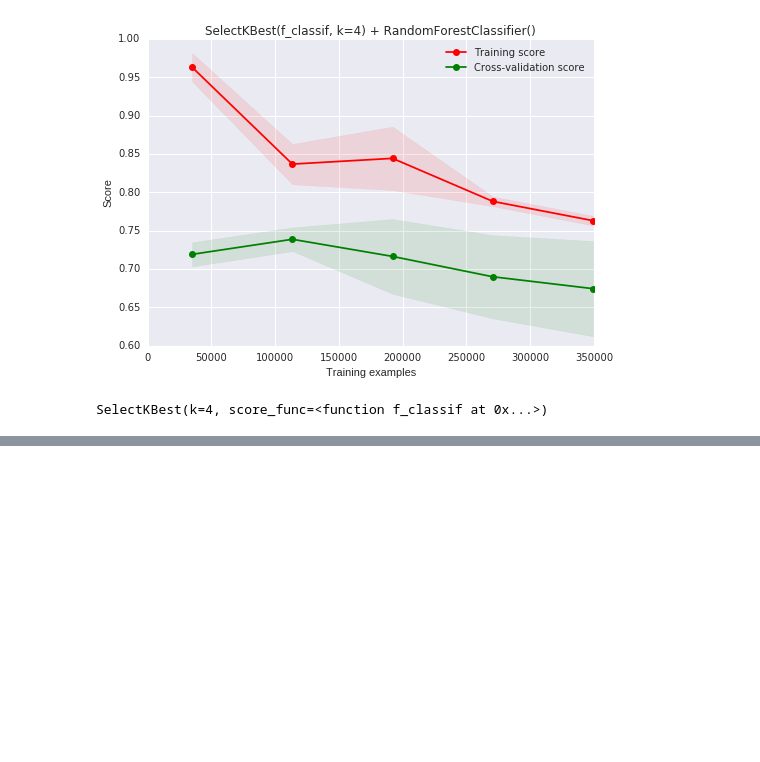
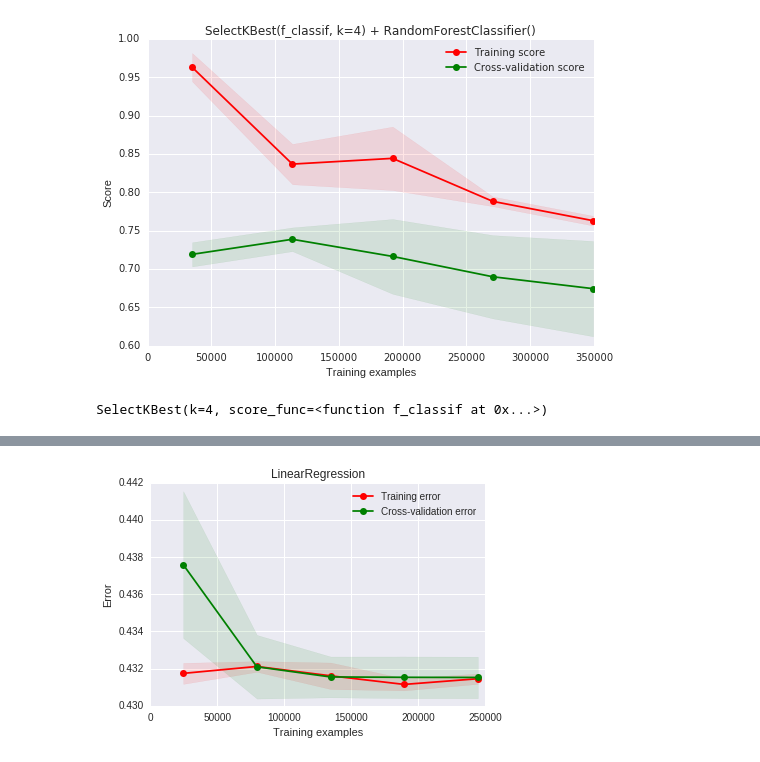
Before and after one commit to spartonia/notebooks, a Jupyter notebook: classification.ipynb, the cells around one changed output, grey strips where cells are left out. Cells and saved outputs as stored; diff of their text form; code cells hidden in the pictures; blank space fills up the shorter version.

```diff
--- a/classification.ipynb
+++ b/classification.ipynb
@@ -468,7 +610,7 @@ clf= plot_learning_curve(
 # %%
 bestK = SelectKBest(f_classif, k=4)
 # %%
-bestK.fit(X, y)
+bestK.fit(X_ss, y)
 # %% [output]
 SelectKBest(k=4, score_func=<function f_classif at 0x...>)
 # %%
@@ -494,0 +673,12 @@ for i in zip(bestK.scores_, bestK.pvalues_):
+# %%
+models = {
+    'LinearRegression': LinearRegression(fit_intercept=True),
+    'ElasticNetCV': ElasticNetCV(fit_intercept=True,n_jobs=-1),
+    'LassoCV': LassoCV(n_jobs=-1),
+#     'Gaussian': GaussianProcessRegressor,
+#     'LinearSVR': LinearSVR(),
+    'Ridge': RidgeCV(),
+#     'NuSVR': NuSVR(),
+#     'SVR': SVR(),
+#     'RFRegressor': RandomForestRegressor(n_estimators=50, n_jobs=-1)  # --> Dangerous! Very time consuming..
+}
@@ -494,0 +689,17 @@ for i in zip(bestK.scores_, bestK.pvalues_):
+# %%
+X_train, X_test, y_train, y_test = train_test_split(X_ss, y, test_size=0.3)
+# %%
+for model_name, model in models.iteritems():
+    print 'training', model_name, '..'
+    t0 = time()
+#     for train, test in kf:
+    model.fit(X_train, y_train)
+
+#         p = np.squeeze(map(model.predict, X[test]))
+#         e = p - y[test]
+#         error = np.dot(e,e)
+#         err[model_name] += error
+#     plot_error_curve(model, model_name,
+#                     X_ss, y, scoring=rms_error)
+    print '\t..', time()-t0, 'seconds.'
+print 'Done!'
@@ -494,0 +728,6 @@ for i in zip(bestK.scores_, bestK.pvalues_):
+# %%
+model = LinearRegression()
+clf = plot_error_curve(model, 'LinearRegression',
+                    X_train, y_train, scoring=rms_error)
+# %% [output]
+[figure, added]
```
Also changed, not shown: parts of 47 cells of this notebook.
